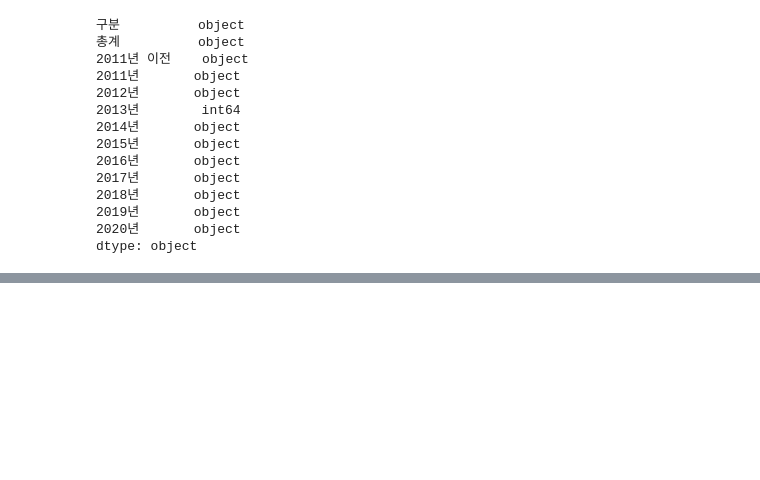
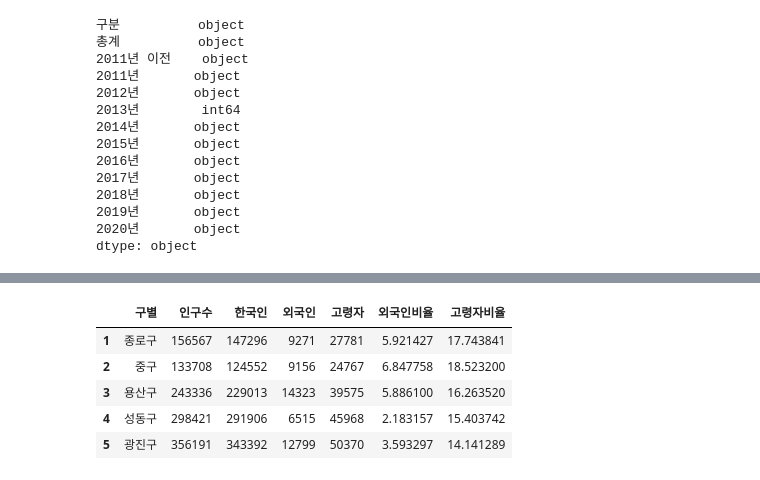
Before and after one commit to du0san/test_pandas, a Jupyter notebook: test_pandas.py.ipynb, the cells around one changed output, grey strips where cells are left out. Cells and saved outputs as stored; diff of their text form; code cells hidden in the pictures; blank space fills up the shorter version.

```diff
--- a/test_pandas.py.ipynb
+++ b/test_pandas.py.ipynb
@@ -464,0 +494,8 @@ AttributeError: 'int' object has no attribute 'dtypes'
+# %%
+pop_seoul = pop_seoul.loc[:, ['자치구', '계', '계.1', '계.2', '65세이상고령자']]
+pop_seoul.rename(columns={pop_seoul.columns[0] : '구별',
+                          pop_seoul.columns[1] : '인구수',
+                          pop_seoul.columns[2] : '한국인',
+                          pop_seoul.columns[3] : '외국인',
+                          pop_seoul.columns[4] : '고령자'}, inplace=True)
+pop_seoul.head()
@@ -464,0 +509,9 @@ AttributeError: 'int' object has no attribute 'dtypes'
+# %%
+pop_seoul.drop([0], inplace=True)
+# %%
+for col in pop_seoul.columns[1:] :
+    print(col)
+    if (isinstance(pop_seoul[col][1], str)):
+        print(col)
+        pop_seoul[col] = pop_seoul[col].str.replace(',', '').astype('int64')
+pop_seoul.head()
@@ -464,0 +533,11 @@ AttributeError: 'int' object has no attribute 'dtypes'
+# %%
+pop_seoul['외국인비율'] = pop_seoul['외국인']/pop_seoul['인구수']*100
+pop_seoul['고령자비율'] = pop_seoul['고령자']/pop_seoul['인구수']*100
+pop_seoul.head()
+# %% [output]
+|  | 구별 | 인구수 | 한국인 | 외국인 | 고령자 | 외국인비율 | 고령자비율 |
+| 1 | 종로구 | 156567 | 147296 | 9271 | 27781 | 5.921427 | 17.743841 |
+| 2 | 중구 | 133708 | 124552 | 9156 | 24767 | 6.847758 | 18.523200 |
+| 3 | 용산구 | 243336 | 229013 | 14323 | 39575 | 5.886100 | 16.263520 |
+| 4 | 성동구 | 298421 | 291906 | 6515 | 45968 | 2.183157 | 15.403742 |
+| 5 | 광진구 | 356191 | 343392 | 12799 | 50370 | 3.593297 | 14.141289 |
```
Also changed, not shown: parts of 39 cells of this notebook, 7 other files.
